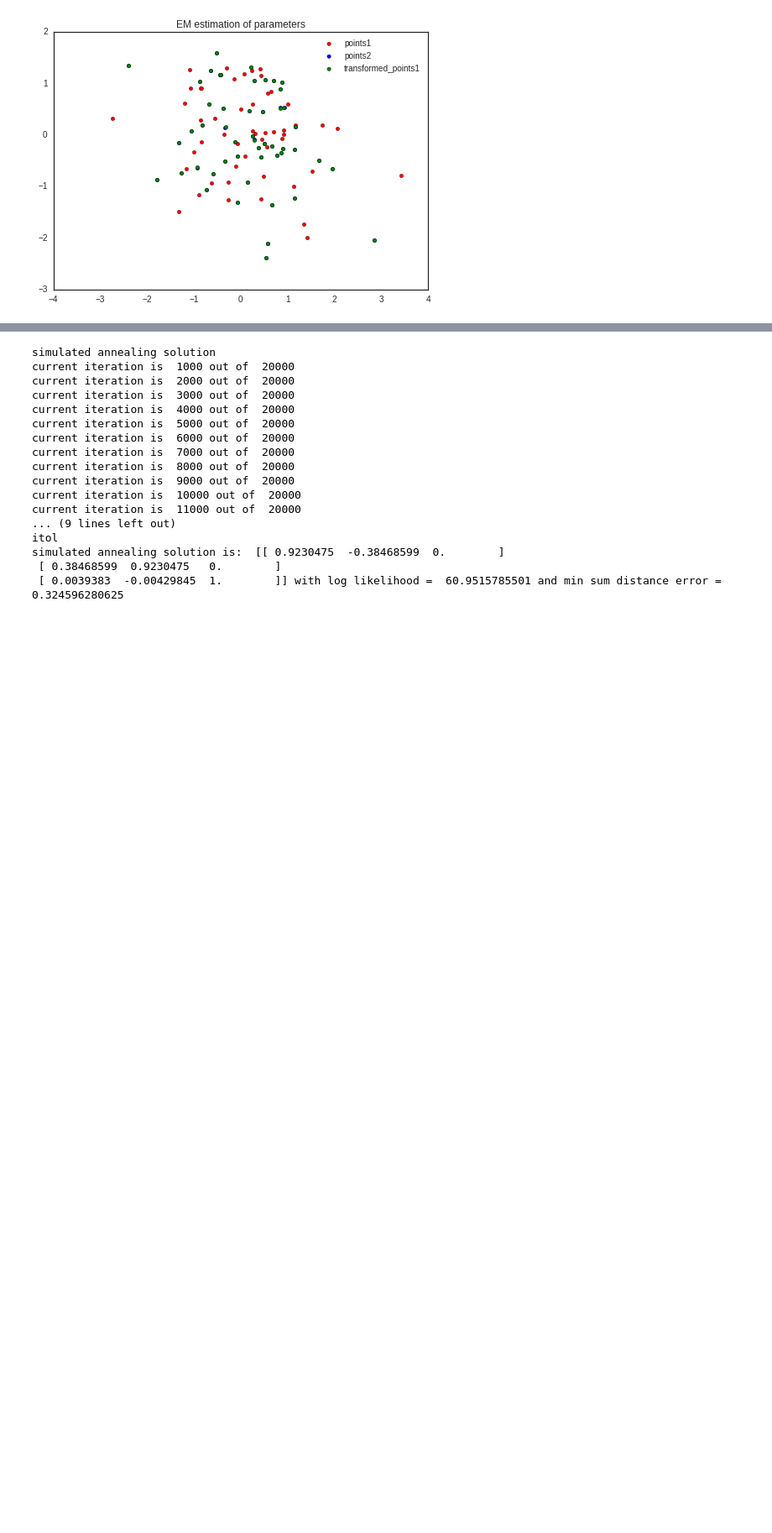
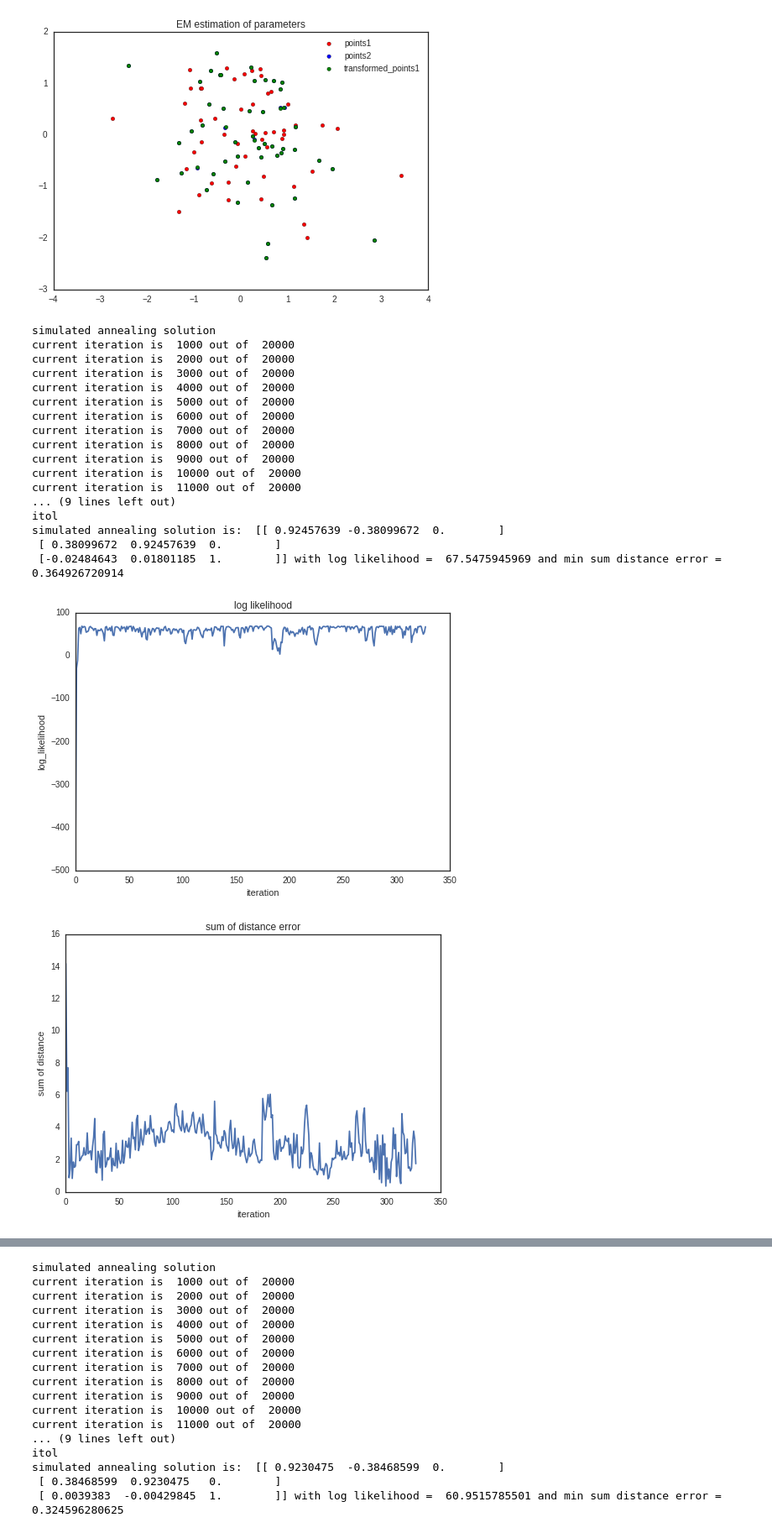
Before and after one commit to kevinchen1000/2016, a Jupyter notebook: Homework/AM207_yufengkevinchen_HW4.ipynb, the cells around one changed output, grey strips where cells are left out. Shown: that part at 84% size. Saved outputs shown, nothing was run; the diff lists cells and outputs as text; code cells hidden in the pictures; blank space fills up the shorter version.

```diff
--- a/Homework/AM207_yufengkevinchen_HW4.ipynb
+++ b/Homework/AM207_yufengkevinchen_HW4.ipynb
@@ -687,10 +687,11 @@ def SA_propose_indices(points1,points2,A,ind):
     temperature = 0.001
     thermostat = 0.00090
     ftol = 0.01
-    itol = 20000
+    itol = 2000
     otol=100
     m=1000
     reannealing = 500
+    scale = 1e3
 
     indices = ind.copy()
     best_indices = init_indices.copy()
@@ -727,7 +728,7 @@ def SA_propose_indices(points1,points2,A,ind):
             best_indices = proposed_indices.copy()
 
         #move to new step
-        if new_distance > prev_distance or np.random.rand() < np.exp(delta_distance/(temperature/1e10)):
+        if new_distance > prev_distance or np.random.rand() < np.exp(delta_distance/(temperature/scale)):
             #if new_distance < prev_distance:
             #    print 'accept prob = ', np.exp(delta_distance/temperature)
             #print 'move to new step', new_distance, 'prev_distance, ', prev_distance, 'with prob =', \
@@ -817,6 +818,7 @@ def SA_outer(points1,points2,init_z,init_val,init_temp,thermostat,ftol,itol,otol
         #find current best z
         best_z = find_closest_pt_indices(np.dot(points1,new_A),points2)
         proposed_z = SA_propose_indices(points1,points2,new_A,z.copy())
+        #print atp
         #print 'current distance is ', find_distance(new_A,points1,points2,proposed_z)
         #print 'best distance is ', find_distance(new_A,points1,points2,best_z)
         #assert(0)
@@ -894,30 +896,50 @@ if __name__ == '__main__':
     #initialize z by picking the closest points
     init_z = find_closest_pt_indices(points1,points2)
 
     #start with all zeros
     sa_z,sa_A,value_hist,accept_rate,distance_vec = SA_outer(points1,points2,init_z,init_val,\
                                                            init_temp,thermostat,ftol,itol,otol,\
                                                            reannealing)
 
     print 'simulated annealing solution is: ',sa_A, 'with log likelihood = ', \
            value_hist[-1], 'and min sum distance error = ', np.min(distance_vec)
 
     #display solution
     plt.plot(value_hist)
     plt.title('log likelihood')
     plt.xlabel('iteration')
     plt.ylabel('log_likelihood')
 
     fig2 = plt.figure(2)
     plt.plot(distance_vec)
     plt.title('sum of distance error')
     plt.xlabel('iteration')
     plt.ylabel('sum of distance')
 
     #plot solution
     sapoints1 = np.dot(points1, sa_A)
     fig3 = plt.figure(3)
     plt.scatter(points1[:,0], points1[:,1], c='r', label='points1')
     plt.scatter(points2[:,0], points2[:,1], c='b', label='points2')
     plt.scatter(sapoints1[:,0], sapoints1[:,1], c='g', label='sa_transformed_points1')
     plt.legend()
+# %% [output]
+simulated annealing solution
+current iteration is  1000 out of  20000
+current iteration is  2000 out of  20000
+current iteration is  3000 out of  20000
+current iteration is  4000 out of  20000
+current iteration is  5000 out of  20000
+current iteration is  6000 out of  20000
+current iteration is  7000 out of  20000
+current iteration is  8000 out of  20000
+current iteration is  9000 out of  20000
+current iteration is  10000 out of  20000
+current iteration is  11000 out of  20000
+... (9 lines left out)
+itol
+simulated annealing solution is:  [[ 0.92457639 -0.38099672  0.        ]
+ [ 0.38099672  0.92457639  0.        ]
+ [-0.02484643  0.01801185  1.        ]] with log likelihood =  67.5475945969 and min sum distance error =  0.364926720914
+[figure, added]
+[figure, added]
```
Also changed, not shown: parts of 2 cells of this notebook.
